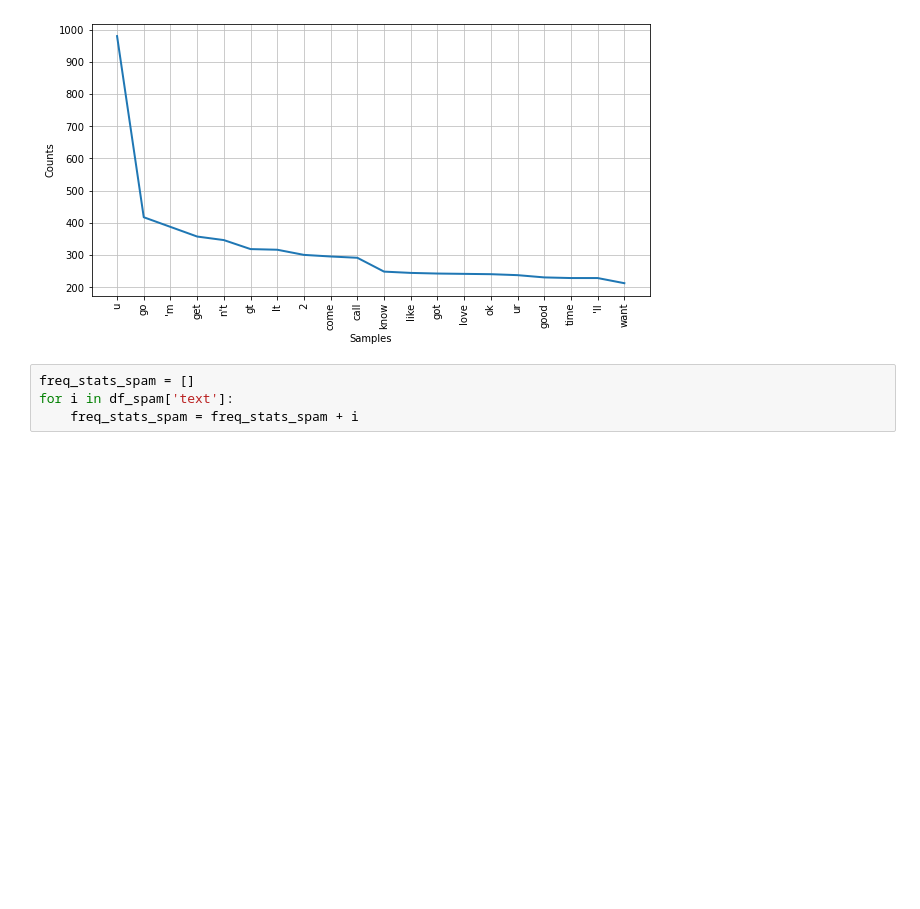
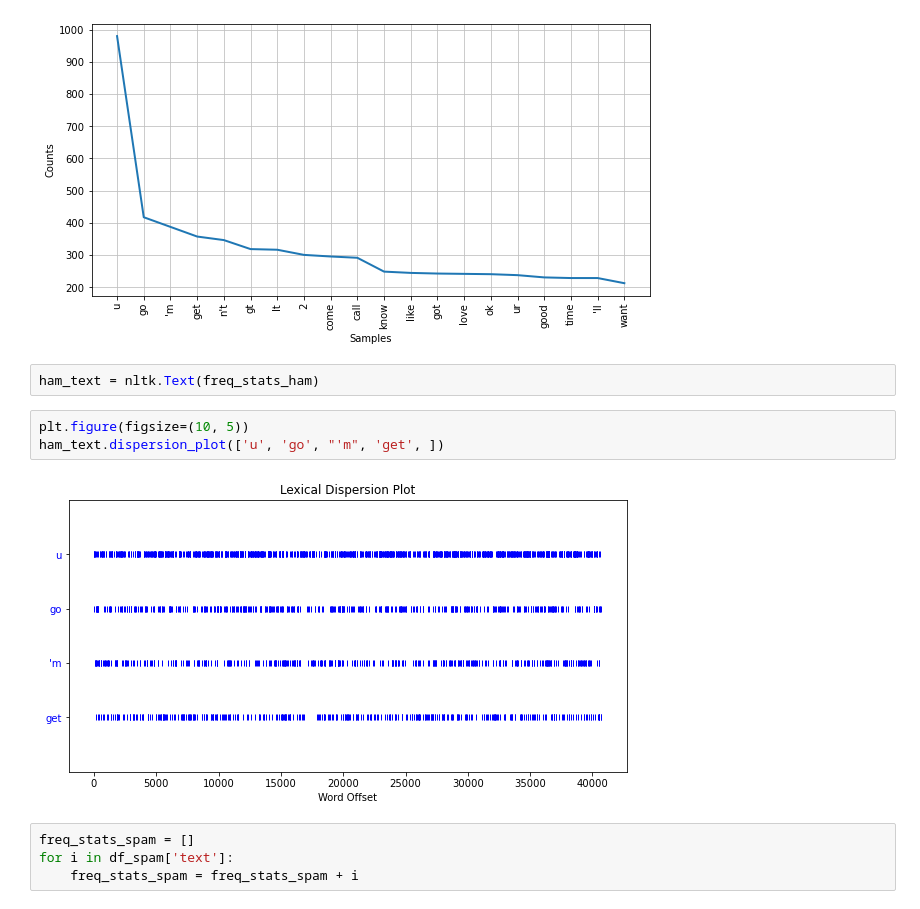
Before and after one commit to broepke/DATA110, a Jupyter notebook: Week 9/DATA110-Week9-broepke.ipynb, the cells around one changed output. Saved outputs shown, nothing was run; the diff lists cells and outputs as text; blank space fills up the shorter version.

```diff
--- a/Week 9/DATA110-Week9-broepke.ipynb
+++ b/Week 9/DATA110-Week9-broepke.ipynb
@@ -235,6 +241,13 @@ fdist_ham.plot(20, cumulative=False)
 plt.show()
 # %% [output]
 [figure]
+# %%
+ham_text = nltk.Text(freq_stats_ham)
+# %%
+plt.figure(figsize=(10, 5))
+ham_text.dispersion_plot(['u', 'go', "'m", 'get', ])
+# %% [output]
+[figure, added]
 # %%
 freq_stats_spam = []
 for i in df_spam['text']:
```
Also changed, not shown: parts of 9 cells of this notebook, 1 other file.
